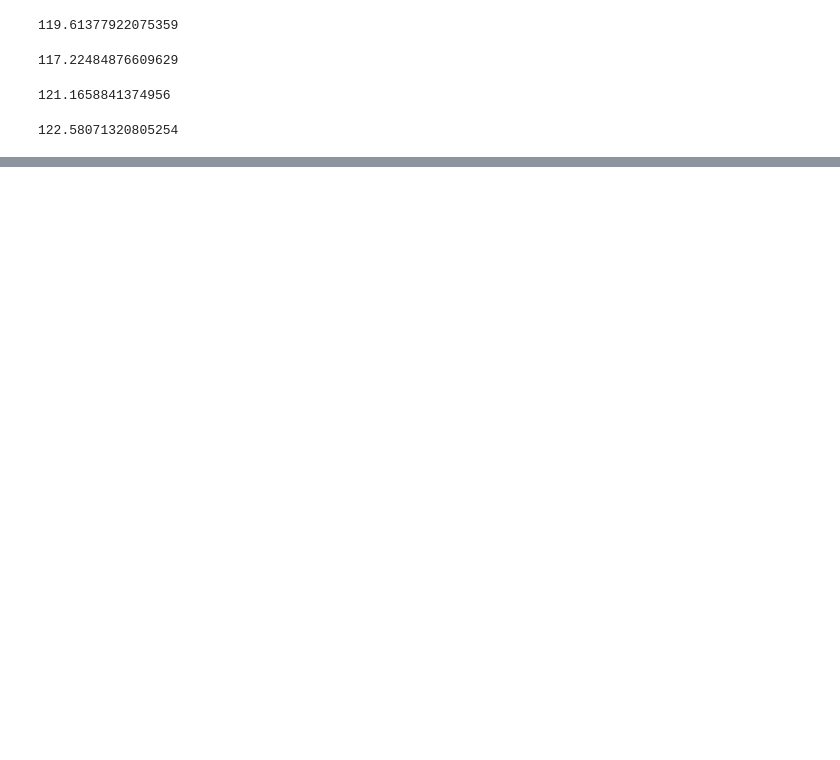
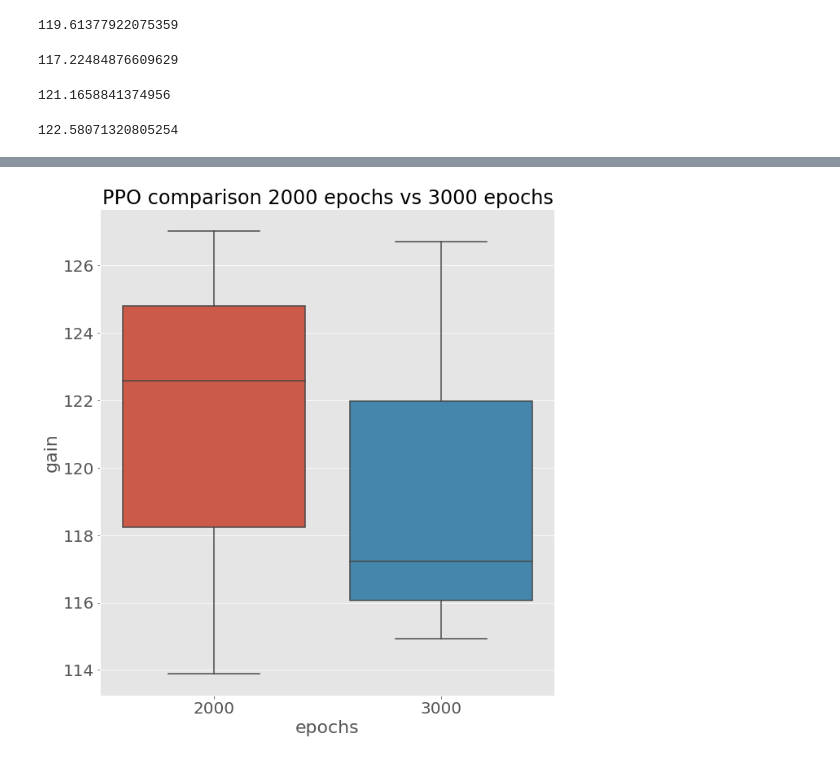
Before and after one commit to gabrielxzc/evoman-game-playing-competition-WCCI-2020, a Jupyter notebook: report_helper.ipynb, the cells around one changed output, grey strips where cells are left out. Drawn from its saved outputs; the diff is of its cells as text; code cells hidden in the pictures; blank space fills up the shorter version.

```diff
--- a/report_helper.ipynb
+++ b/report_helper.ipynb
@@ -160,0 +251,13 @@ np.median(r2)
+# %%
+last2 = pd.DataFrame([122.580713, 113.898132, 127.018807], columns=['gain'])
+last3 = pd.DataFrame([117.224849, 114.915070, 126.701419], columns=['gain'])
+last2['epochs'] = 2000
+last3['epochs'] = 3000
+c = pd.merge(last2, last3, how='outer')
+
+fig, ax = plt.subplots(figsize=(10, 11))
+_ = sns.boxplot(x='epochs', y='gain', data=c, ax=ax)
+_ = ax.set_title('PPO comparison 2000 epochs vs 3000 epochs')
+fig.savefig('paper/images/ppo_2000_vs_3000_epochs.eps', format='eps')
+# %% [output]
+[figure, added]
```
Also changed, not shown: parts of 14 cells of this notebook, 22 other files.
